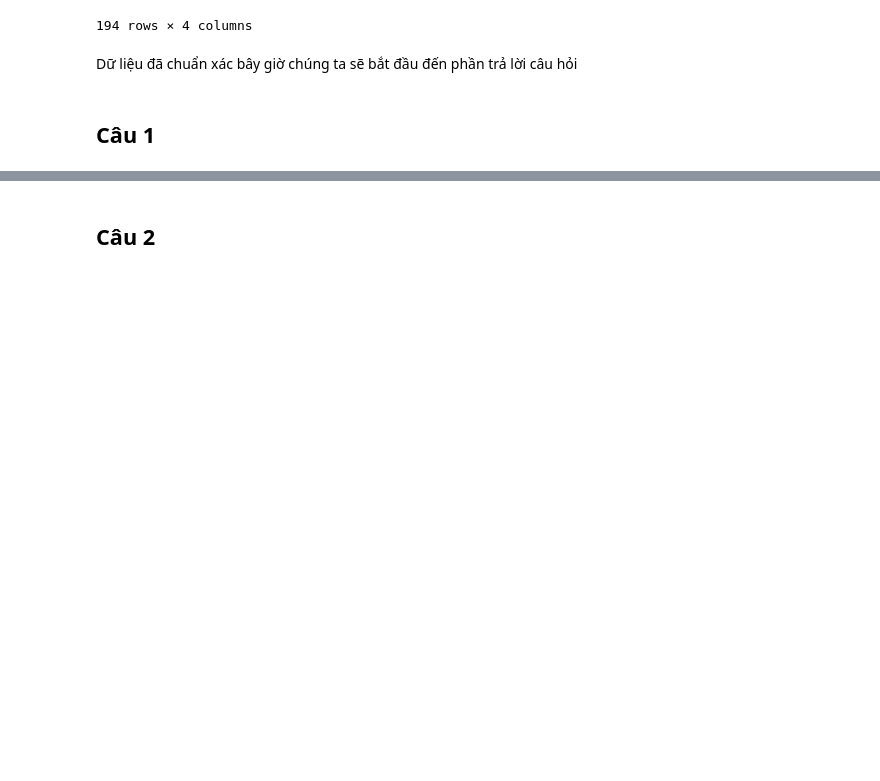
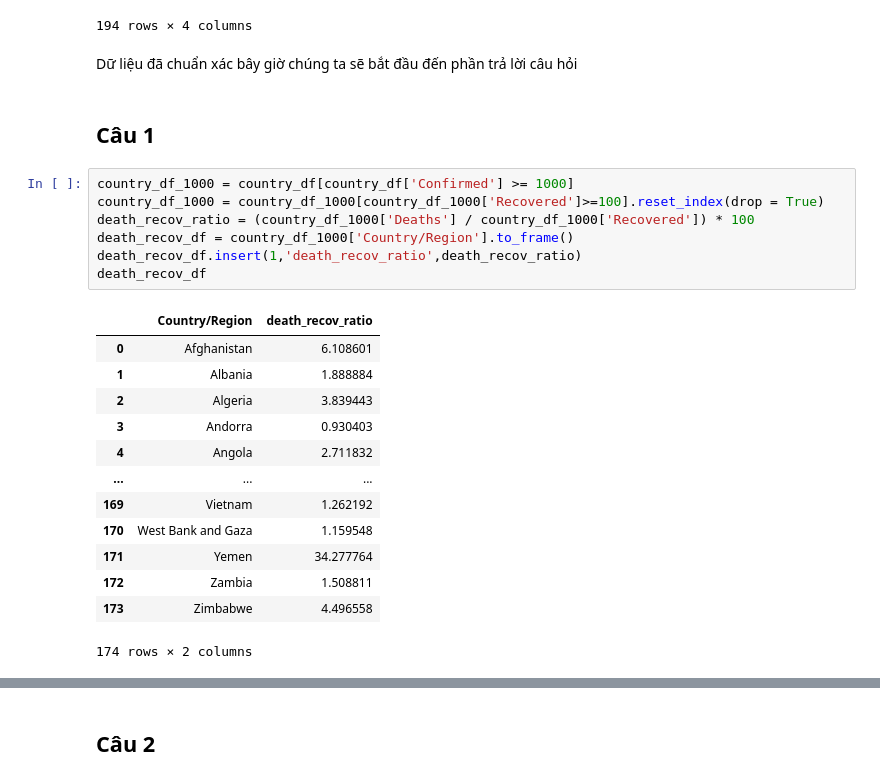
Before and after one commit to LT-cho-KHDL/Final-lab-p4ds, a Jupyter notebook: Final.ipynb, the cells around one changed output, grey strips where cells are left out. Drawn from its saved outputs; the diff is of its cells as text; blank space fills up the shorter version.

```diff
--- a/Final.ipynb
+++ b/Final.ipynb
@@ -220,3 +220,24 @@ country_df
 Dữ liệu đã chuẩn xác bây giờ chúng ta sẽ bắt đầu đến phần trả lời câu hỏi
 # %% [markdown]
 ## Câu 1
+# %%
+country_df_1000 = country_df[country_df['Confirmed'] >= 1000]
+country_df_1000 = country_df_1000[country_df_1000['Recovered']>=100].reset_index(drop = True)
+death_recov_ratio = (country_df_1000['Deaths'] / country_df_1000['Recovered']) * 100
+death_recov_df = country_df_1000['Country/Region'].to_frame()
+death_recov_df.insert(1,'death_recov_ratio',death_recov_ratio)
+death_recov_df
+# %% [output]
+|  | Country/Region | death_recov_ratio |
+| 0 | Afghanistan | 6.108601 |
+| 1 | Albania | 1.888884 |
+| 2 | Algeria | 3.839443 |
+| 3 | Andorra | 0.930403 |
+| 4 | Angola | 2.711832 |
+| ... | ... | ... |
+| 169 | Vietnam | 1.262192 |
+| 170 | West Bank and Gaza | 1.159548 |
+| 171 | Yemen | 34.277764 |
+| 172 | Zambia | 1.508811 |
+| 173 | Zimbabwe | 4.496558 |
+174 rows × 2 columns
```
Also changed, not shown: parts of 27 cells of this notebook.
